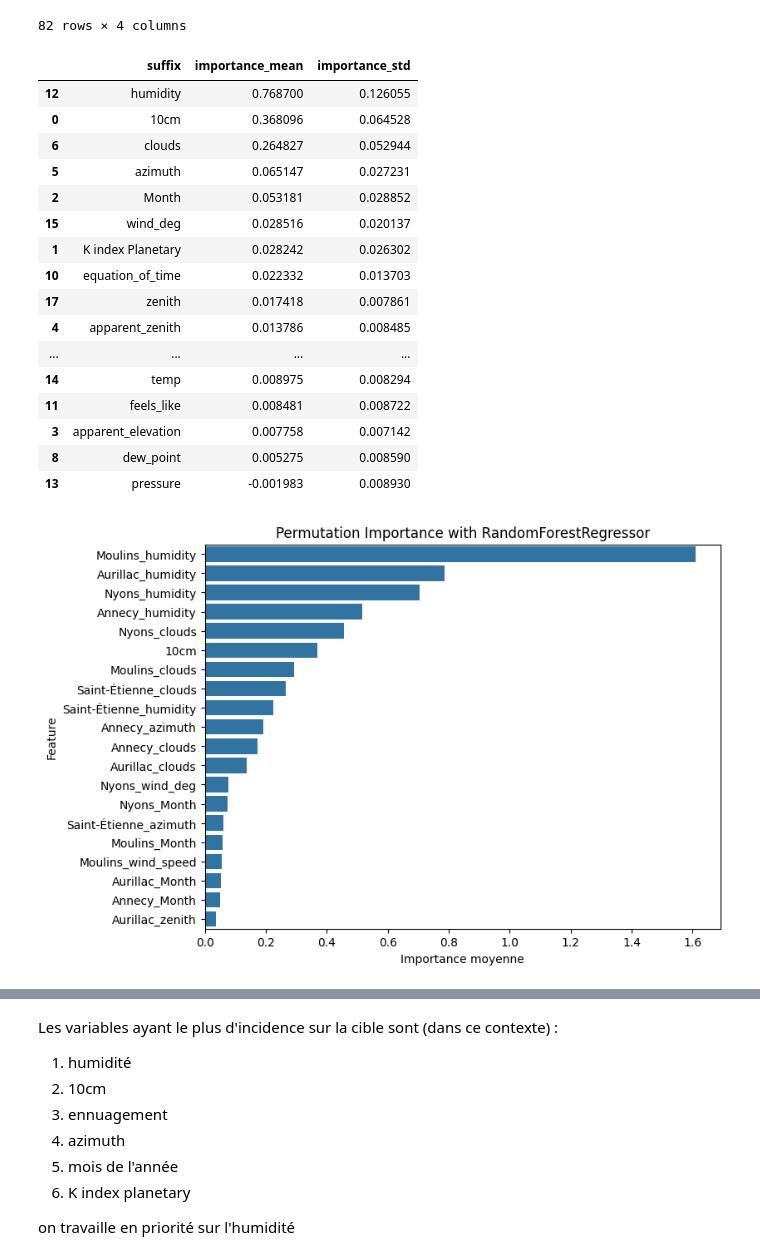
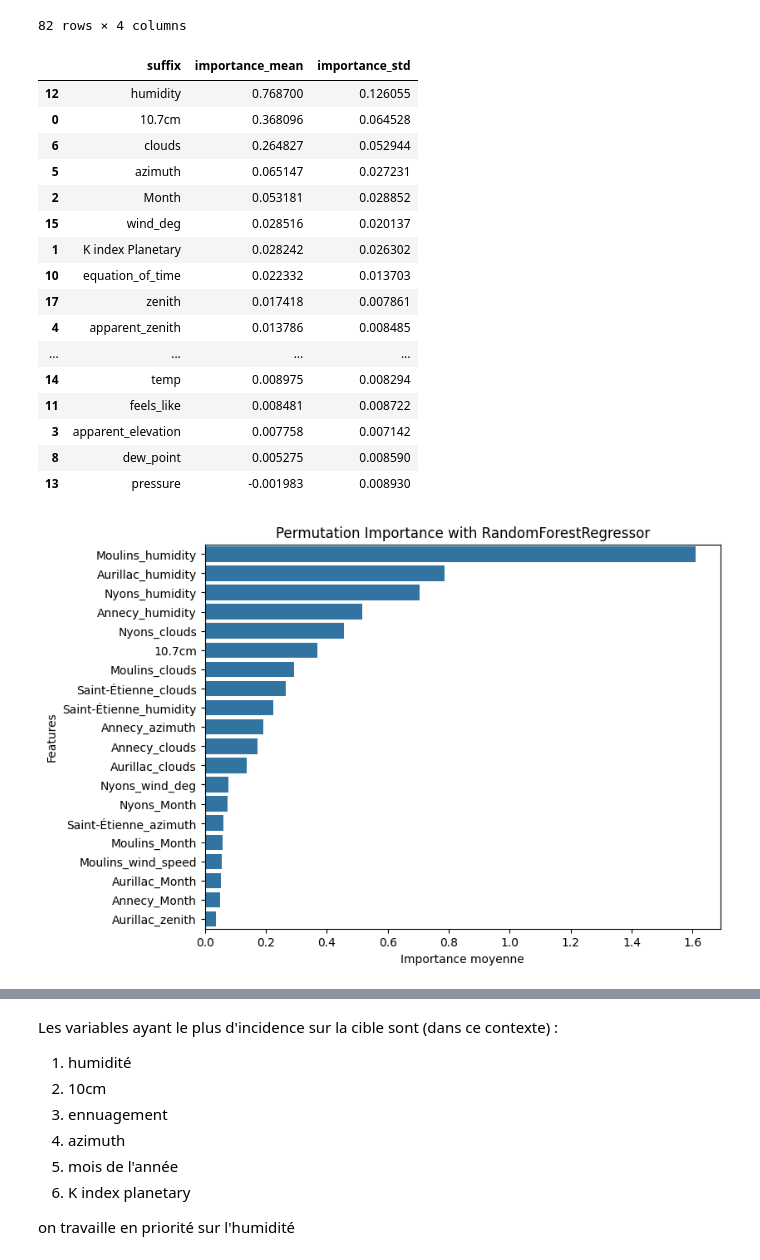
Before and after one commit to Sheikoh/REnergies_efficiency_prediction, a Jupyter notebook: code/02_Modeles/data_exploration.ipynb, the cells around one changed output, grey strips where cells are left out. Drawn from its saved outputs; the diff is of its cells as text; code cells hidden in the pictures.

Commit message:
new graphs for presentation

```diff
--- a/code/02_Modeles/data_exploration.ipynb
+++ b/code/02_Modeles/data_exploration.ipynb
@@ -212,6 +212,8 @@ result = permutation_importance(
     random_state=42,
     scoring='neg_mean_absolute_error'
 )
+# %%
+X.rename(columns={'10cm': '10.7cm'}, inplace=True)
 # %%
 # Importance moyenne
 importance_df = pd.DataFrame({
@@ -250,7 +252,7 @@ grouped
 # %% [output]
 |  | suffix | importance_mean | importance_std |
 | 12 | humidity | 0.768700 | 0.126055 |
-| 0 | 10cm | 0.368096 | 0.064528 |
+| 0 | 10.7cm | 0.368096 | 0.064528 |
 | 6 | clouds | 0.264827 | 0.052944 |
 | 5 | azimuth | 0.065147 | 0.027231 |
 | 2 | Month | 0.053181 | 0.028852 |
@@ -268,13 +270,13 @@ grouped
 # %%
 
 plt.figure(figsize=(8,6))
 sns.barplot(data=importance_df.head(20), x='importance_mean', y='feature', orient='h')
 plt.title(f"Permutation Importance with RandomForestRegressor")
 plt.xlabel("Importance moyenne")
-plt.ylabel("Feature")
+plt.ylabel("Features")
 plt.show()
 # %% [output]
-[figure, old version]
+[figure, new version]
 # %%
 plt.figure(figsize=(8,6))
 sns.barplot(data=grouped.head(10), x='importance_mean', y='suffix', orient='h')
```
Also changed, not shown: parts of 2 cells of this notebook, 1 other file.
